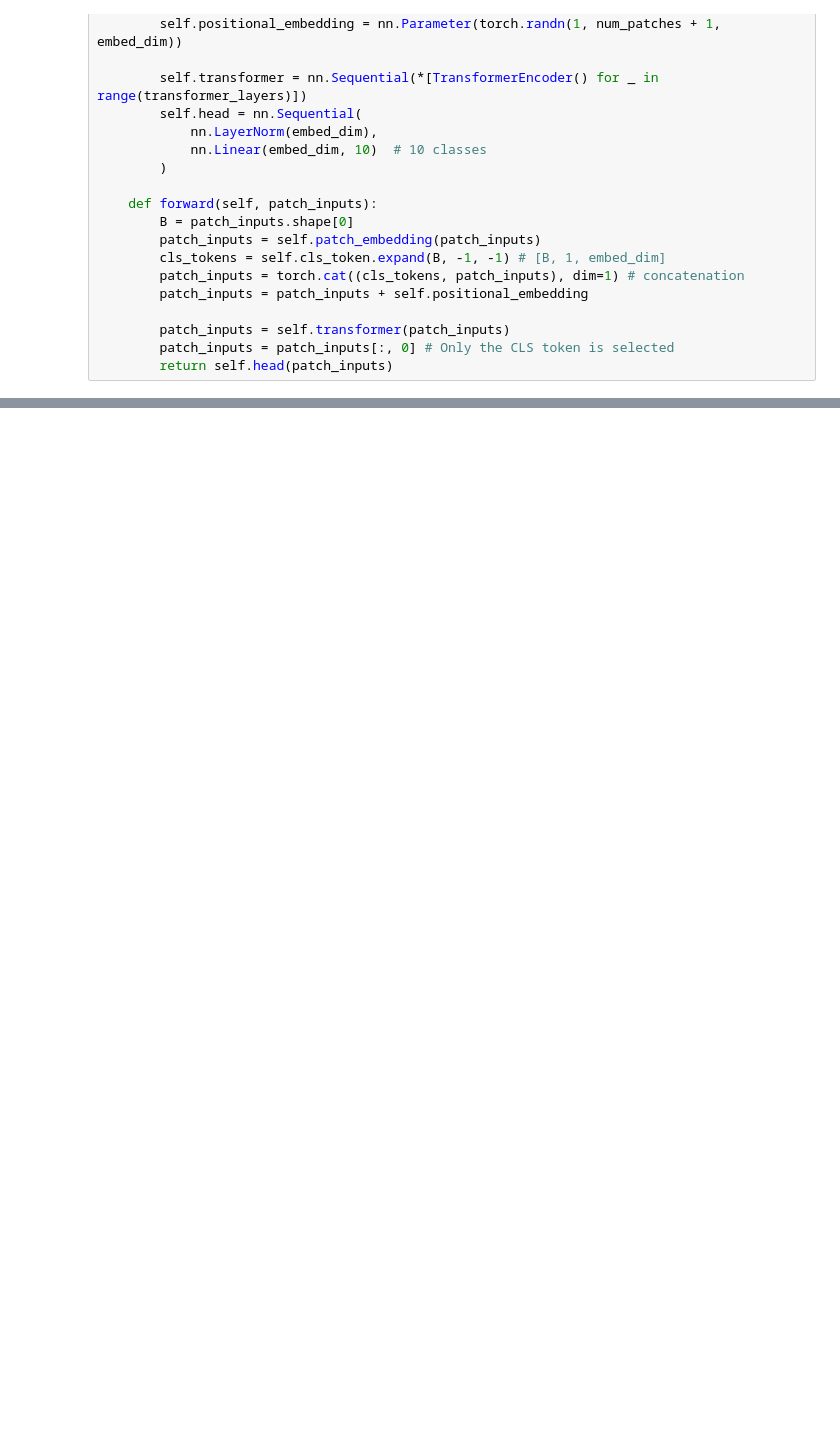
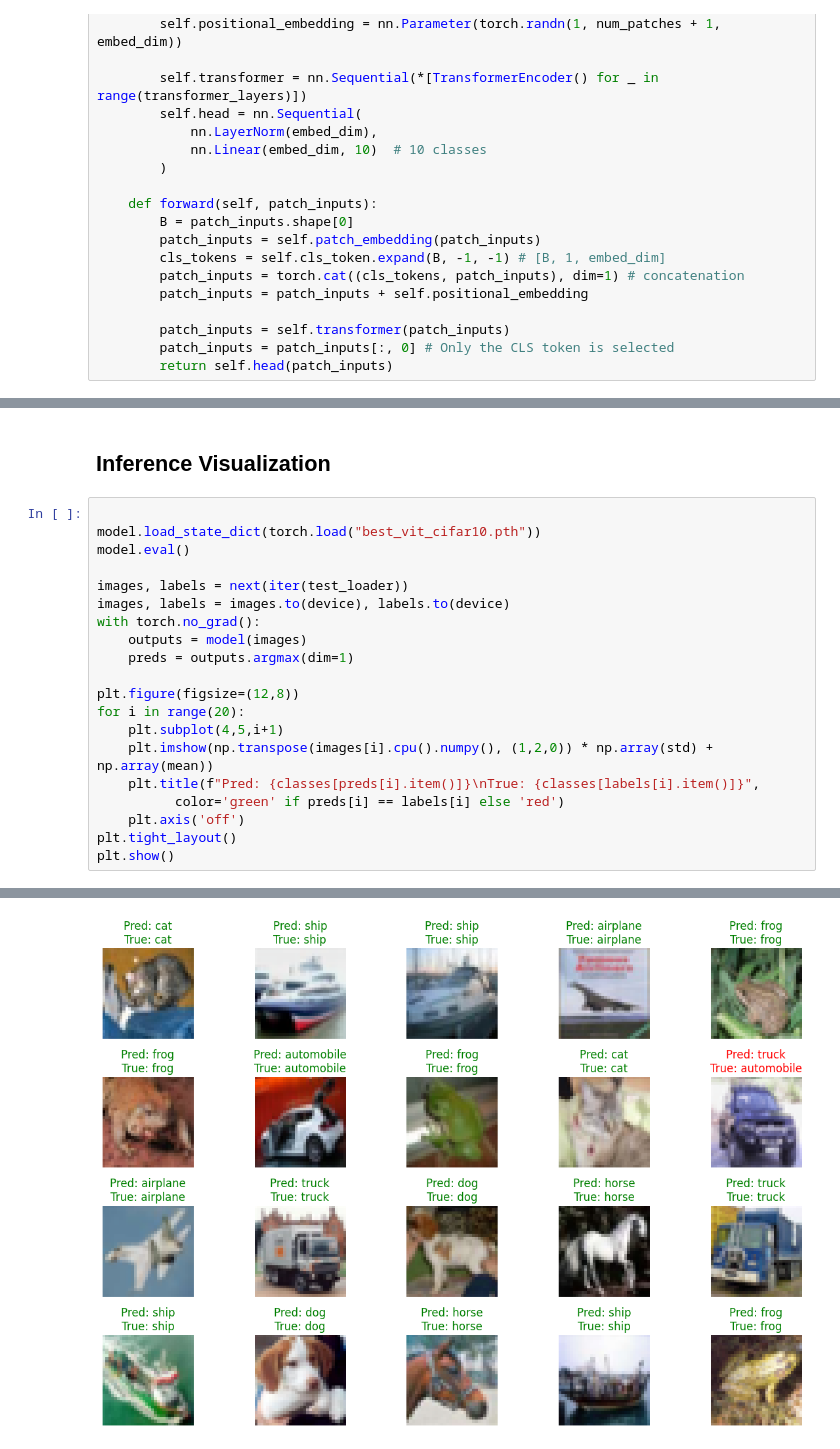
Before and after one commit to Myk72/cifar10-vit-classifier, a Jupyter notebook: Vit_Classifier.ipynb, the cells around one changed output, grey strips where cells are left out. Saved outputs shown, nothing was run; the diff lists cells and outputs as text; blank space fills up the shorter version.

```diff
--- a/Vit_Classifier.ipynb
+++ b/Vit_Classifier.ipynb
@@ -126,0 +256,23 @@ class VisionTransformer(nn.Module):
+# %% [markdown]
+## Inference Visualization
+# %%
+
+model.load_state_dict(torch.load("best_vit_cifar10.pth"))
+model.eval()
+
+images, labels = next(iter(test_loader))
+images, labels = images.to(device), labels.to(device)
+with torch.no_grad():
+    outputs = model(images)
+    preds = outputs.argmax(dim=1)
+
+plt.figure(figsize=(12,8))
+for i in range(20):
+    plt.subplot(4,5,i+1)
+    plt.imshow(np.transpose(images[i].cpu().numpy(), (1,2,0)) * np.array(std) + np.array(mean))
+    plt.title(f"Pred: {classes[preds[i].item()]}\nTrue: {classes[labels[i].item()]}",
+          color='green' if preds[i] == labels[i] else 'red')
+    plt.axis('off')
+plt.tight_layout()
+plt.show()
+# %% [output]
@@ -126,0 +287 @@ class VisionTransformer(nn.Module):
+[figure, added]
```
Also changed, not shown: parts of 14 cells of this notebook.
